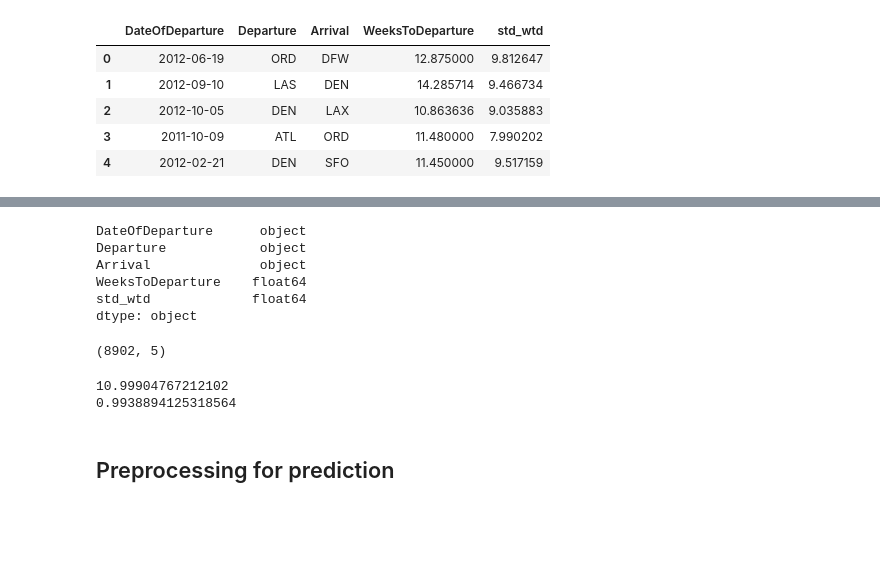
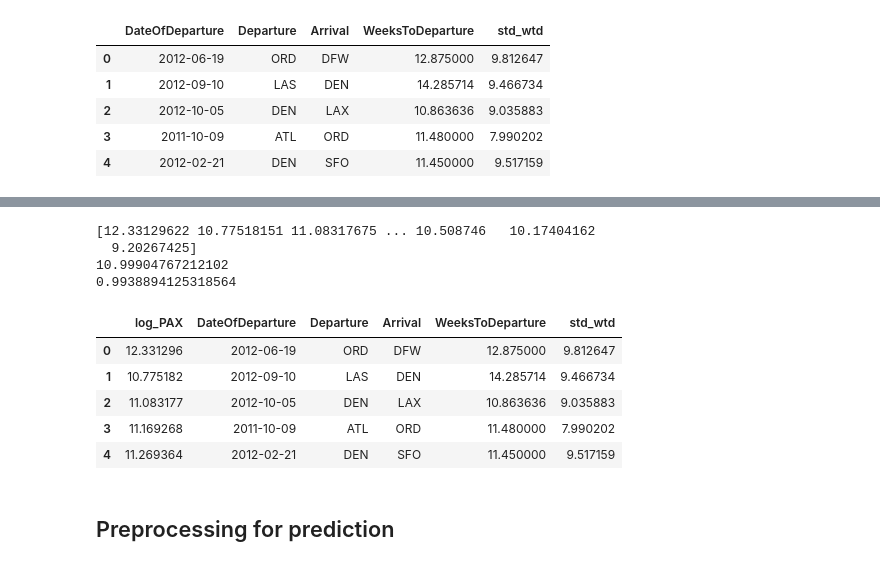
Before and after one commit to AdrienToulouse/Predicting_air_traffic, a Jupyter notebook: air_pass_Adrien-2.ipynb, the cells around one changed output, grey strips where cells are left out. Drawn from its saved outputs; the diff is of its cells as text; code cells hidden in the pictures; blank space fills up the shorter version.

```diff
--- a/air_pass_Adrien-2.ipynb
+++ b/air_pass_Adrien-2.ipynb
@@ -87,22 +56,25 @@ X_df.describe()
-# %%
-X_df.dtypes
-# %% [output]
-DateOfDeparture      object
-Departure            object
-Arrival              object
-WeeksToDeparture    float64
-std_wtd             float64
-dtype: object
-# %%
-X_df.shape
-# %% [output]
-(8902, 5)
 # %%
+print(y_array)
 print(y_array.mean())
 print(y_array.std())
 # %% [output]
+[12.33129622 10.77518151 11.08317675 ... 10.508746   10.17404162
+  9.20267425]
 10.99904767212102
 0.9938894125318564
+# %%
+X_df['log_PAX'] = y_array
+cols = X_df.columns.tolist()
+cols = cols[-1:] + cols[:-1]
+X_df = X_df[cols]
+X_df.head()
+# %% [output]
+|  | log_PAX | DateOfDeparture | Departure | Arrival | WeeksToDeparture | std_wtd |
+| 0 | 12.331296 | 2012-06-19 | ORD | DFW | 12.875000 | 9.812647 |
+| 1 | 10.775182 | 2012-09-10 | LAS | DEN | 14.285714 | 9.466734 |
+| 2 | 11.083177 | 2012-10-05 | DEN | LAX | 10.863636 | 9.035883 |
+| 3 | 11.169268 | 2011-10-09 | ATL | ORD | 11.480000 | 7.990202 |
+| 4 | 11.269364 | 2012-02-21 | DEN | SFO | 11.450000 | 9.517159 |
 # %% [markdown]
 ## Preprocessing for prediction
 # %% [markdown]
```
Also changed, not shown: parts of 52 cells of this notebook.
